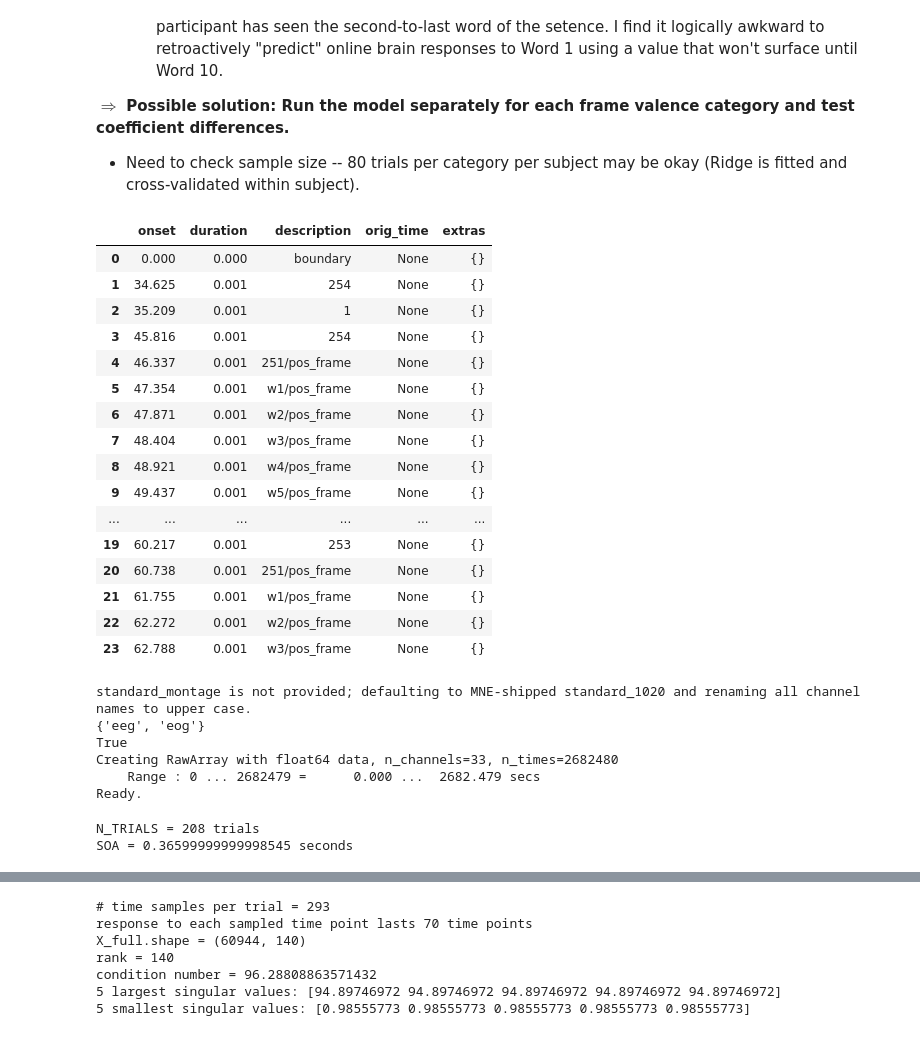
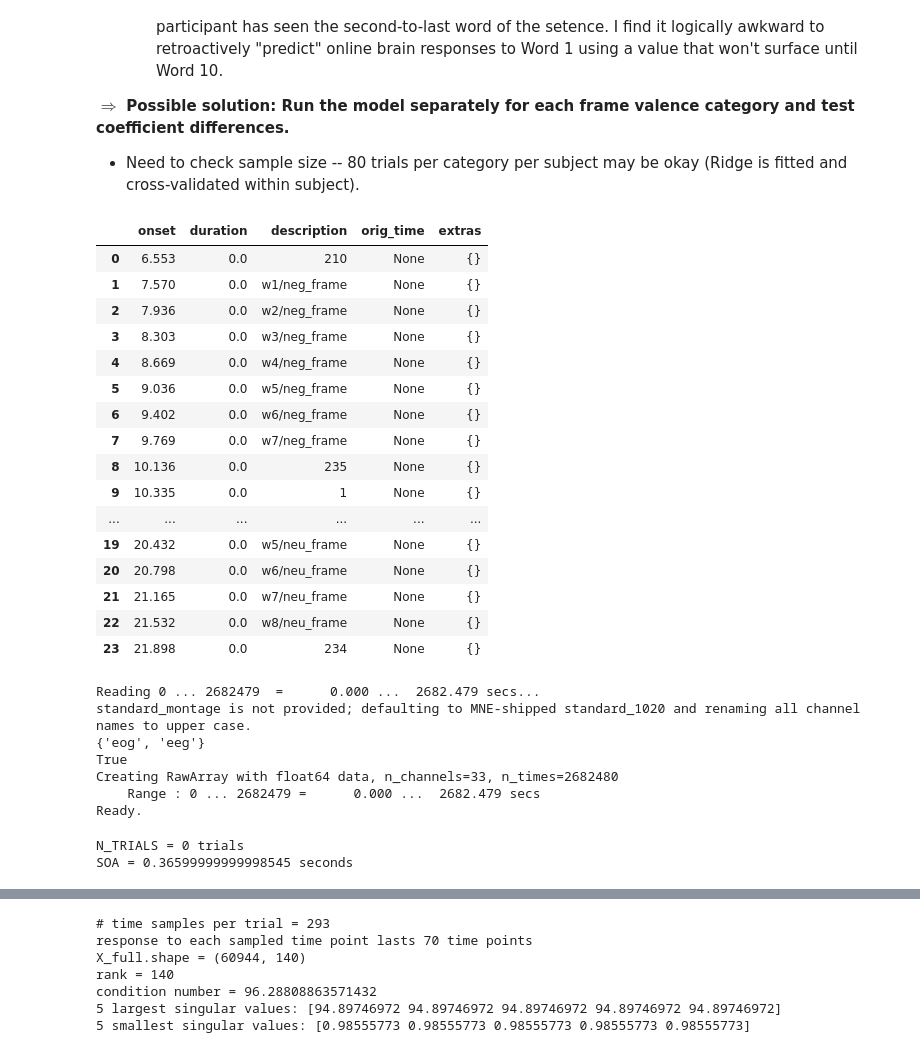
Before and after one commit to amandalin047/Updating_rERP_2023, a Jupyter notebook: deconvolution/deconv_v3.ipynb, the cells around one changed output, grey strips where cells are left out. Cells and saved outputs as stored; diff of their text form; code cells hidden in the pictures.

Commit message:
revised deconv_v3 & epoch_and_average

```diff
--- a/deconvolution/deconv_v3.ipynb
+++ b/deconvolution/deconv_v3.ipynb
@@ -123,59 +123,82 @@ def transform_description(arr: np.ndarray) -> np.ndarray:
         if arr[idx] == "241":
             return "241_pos" if int(arr[idx+1]) in range(1, 16) else "241_neg"
         elif arr[idx] == "242":
             return "242_pos" if int(arr[idx+1]) in range(31, 46) else "242_neg"
         elif arr[idx] == "243":
             return "243_pos" if int(arr[idx+1]) in range(61, 76) else "243_neg"
         elif arr[idx] == "244":
             return "244_pos" if int(arr[idx+1]) in range(91, 106) else "244_neg"
         else:
             return arr[idx]
 
     arr = [a.replace("S", "").strip() for a in arr]
     arr = [helper(arr, idx) for idx in range(len(arr))]
     return arr
 
-num = 20
-raw_file_name = f"subj{str(num).zfill(3)}.set"
-raw = mne.io.read_raw_eeglab(f"{JY_DIR}/{raw_file_name}", verbose=False, preload=False)
+num = 4
+raw_file_name = f"subj{str(num).zfill(3)}_EML_YA_run01-12.set"
+raw = mne.io.read_raw_eeglab(f"{WEIHUN_DIR}/{raw_file_name}", verbose=False, preload=False)
 
 annot = raw.annotations
 df_annot = pd.DataFrame(annot)
 
-fixation = "251"
-non_final = "255"
-pos = ("241_pos", "242_pos", "243_pos", "244_pos")
-neu = ("245", "246", "247", "248")
-neg = ("241_neg", "242_neg", "243_neg", "244_neg")
+fixation = "210"
+non_final = "222"
+pos = ("231", "232")
+neu = ("233", "234")
+neg = ("235", "236", "237", "238")
 
 annot_revised = revise_annot(df_annot,
                              fixation=fixation,
                              non_final=non_final,
-                             codes_after_fixation_are_final=False,
-                             transform_description=transform_description,
+                             codes_after_fixation_are_final=True,
                              pos_frame=pos,
                              neu_frame=neu,
                              neg_frame=neg)
+
+# JY's
+#num = 20
+#raw_file_name = f"subj{str(num).zfill(3)}.set"
+#raw = mne.io.read_raw_eeglab(f"{JY_DIR}/{raw_file_name}", verbose=False, preload=False)
+
+#annot = raw.annotations
+#df_annot = pd.DataFrame(annot)
+
+#fixation = "251"
+#non_final = "255"
+#pos = ("241_pos", "242_pos", "243_pos", "244_pos")
+#neu = ("245", "246", "247", "248")
+#neg = ("241_neg", "242_neg", "243_neg", "244_neg")
+
+#annot_revised = revise_annot(df_annot,
+                             #fixation=fixation,
+                             #non_final=non_final,
+                             #codes_after_fixation_are_final=False,
+                             #transform_description=transform_description,
+                             #pos_frame=pos,
+                             #neu_frame=neu,
+                             #neg_frame=neg)
+
 df_annot_revised = pd.DataFrame(annot_revised)
 display(df_annot_revised.head(24))
 # %% [output]
 |  | onset | duration | description | orig_time | extras |
-| 0 | 0.000 | 0.000 | boundary | None | {} |
-| 1 | 34.625 | 0.001 | 254 | None | {} |
-| 2 | 35.209 | 0.001 | 1 | None | {} |
-| 3 | 45.816 | 0.001 | 254 | None | {} |
-| 4 | 46.337 | 0.001 | 251/pos_frame | None | {} |
-| 5 | 47.354 | 0.001 | w1/pos_frame | None | {} |
-| 6 | 47.871 | 0.001 | w2/pos_frame | None | {} |
-| 7 | 48.404 | 0.001 | w3/pos_frame | None | {} |
-| 8 | 48.921 | 0.001 | w4/pos_frame | None | {} |
-| 9 | 49.437 | 0.001 | w5/pos_frame | None | {} |
+| 0 | 6.553 | 0.0 | 210 | None | {} |
+| 1 | 7.570 | 0.0 | w1/neg_frame | None | {} |
+| 2 | 7.936 | 0.0 | w2/neg_frame | None | {} |
+| 3 | 8.303 | 0.0 | w3/neg_frame | None | {} |
+| 4 | 8.669 | 0.0 | w4/neg_frame | None | {} |
+| 5 | 9.036 | 0.0 | w5/neg_frame | None | {} |
+| 6 | 9.402 | 0.0 | w6/neg_frame | None | {} |
+| 7 | 9.769 | 0.0 | w7/neg_frame | None | {} |
+| 8 | 10.136 | 0.0 | 235 | None | {} |
+| 9 | 10.335 | 0.0 | 1 | None | {} |
 | ... | ... | ... | ... | ... | ... |
-| 19 | 60.217 | 0.001 | 253 | None | {} |
-| 20 | 60.738 | 0.001 | 251/pos_frame | None | {} |
-| 21 | 61.755 | 0.001 | w1/pos_frame | None | {} |
-| 22 | 62.272 | 0.001 | w2/pos_frame | None | {} |
-| 23 | 62.788 | 0.001 | w3/pos_frame | None | {} |
+| 19 | 20.432 | 0.0 | w5/neu_frame | None | {} |
+| 20 | 20.798 | 0.0 | w6/neu_frame | None | {} |
+| 21 | 21.165 | 0.0 | w7/neu_frame | None | {} |
+| 22 | 21.532 | 0.0 | w8/neu_frame | None | {} |
+| 23 | 21.898 | 0.0 | 234 | None | {} |
 # %%
 raw.load_data()
 raw_reref = preprocess_for_ica(raw.copy(),
@@ -194,8 +217,9 @@ raw_reref_filt = detrend_and_iir_bandpass(raw_reref,
                                           order=2,
                                           ftype="butter")
 # %% [output]
+Reading 0 ... 2682479  =      0.000 ...  2682.479 secs...
 standard_montage is not provided; defaulting to MNE-shipped standard_1020 and renaming all channel names to upper case.
-{'eeg', 'eog'}
+{'eog', 'eeg'}
 True
 Creating RawArray with float64 data, n_channels=33, n_times=2682480
     Range : 0 ... 2682479 =      0.000 ...  2682.479 secs
@@ -206,11 +230,11 @@ print(f"N_TRIALS = {N_TRIALS} trials")
 SOA = mode(np.diff(df_annot_revised["onset"].to_numpy())).mode
 print(f"SOA = {SOA} seconds")
 DOWNSAMPLE_SFREQ = 100.0
-N_WORDS = 8
+N_WORDS = 7
 
 RIDGE_TOL = 1e-5
 MAX_ITER = 20000
 RANDOM_STATE = 42
 # %% [output]
-N_TRIALS = 208 trials
+N_TRIALS = 0 trials
 SOA = 0.36599999999998545 seconds
```
Also changed, not shown: parts of 4 cells of this notebook, 1 other file.
